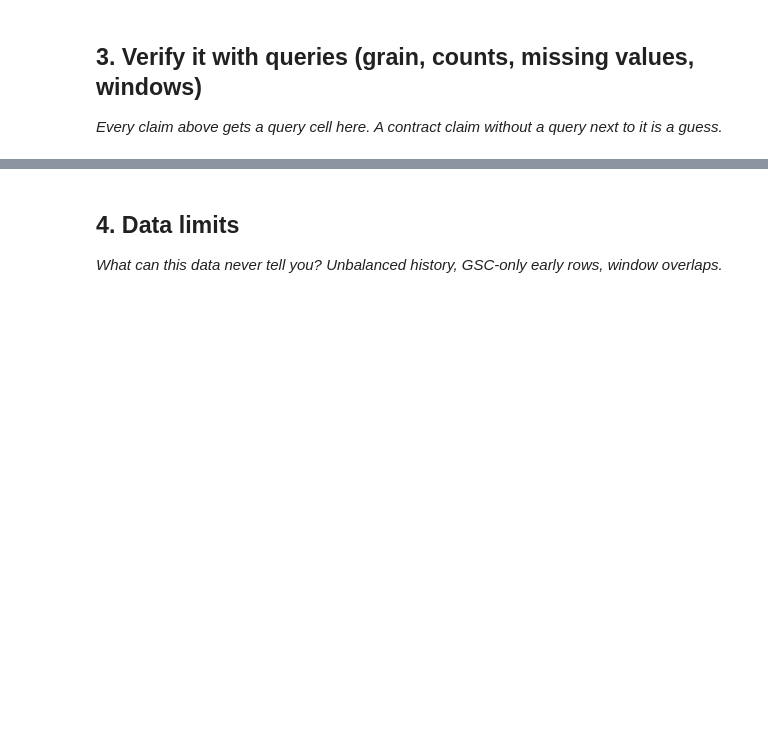
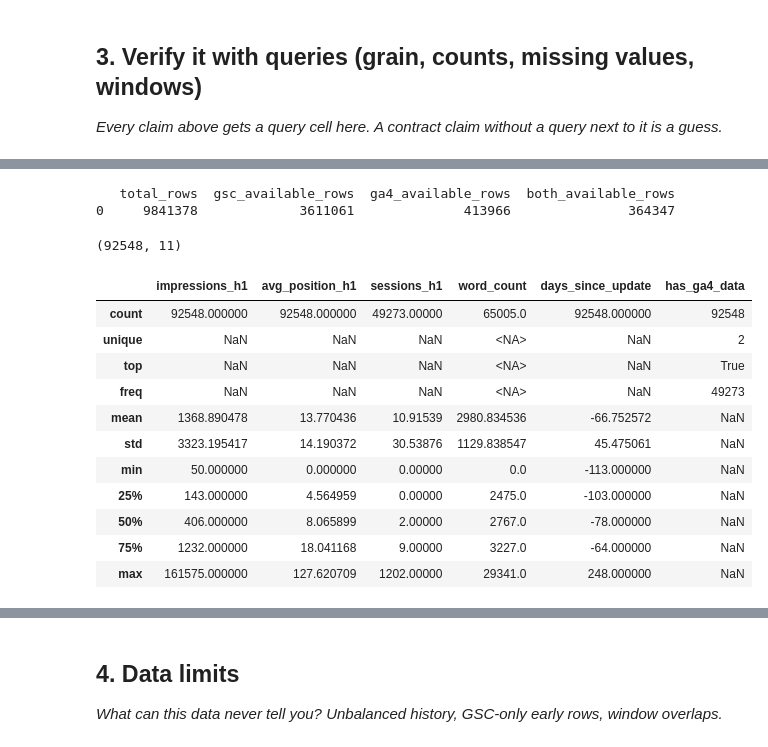
Before and after one commit to abdulhadi2005ag-cmd/flyrank-ml-internship-hadii, a Jupyter notebook: work/notebooks/w03_data_contract.ipynb, the cells around one changed output, grey strips where cells are left out. Saved outputs shown, nothing was run; the diff lists cells and outputs as text; code cells hidden in the pictures; blank space fills up the shorter version.

```diff
--- a/work/notebooks/w03_data_contract.ipynb
+++ b/work/notebooks/w03_data_contract.ipynb
@@ -13,3 +17,18 @@ This skeleton is yours to fill. Work the sections **in order** — each one has
 # %%
 # This cell is for CODE (numbers, a query, a check).
 # Write your text answer in the cell ABOVE this one — typing sentences here breaks Run All.
+%pip install -q duckdb huggingface_hub
+
+import duckdb
+from google.colab import userdata
+
+HF_TOKEN = userdata.get('HF_TOKEN')
+
+con = duckdb.connect()
+con.execute(f"CREATE OR REPLACE SECRET hf (TYPE huggingface, TOKEN '{HF_TOKEN}')")
+
+DAILY = "read_parquet('hf://datasets/FlyRank/internship-warehouse/fact_content_daily_performance/**/*.parquet')"
+CONTENT = "read_parquet('hf://datasets/FlyRank/internship-warehouse/dim_content.parquet')"
+MARCH = f"SELECT * FROM {DAILY} WHERE month = '2026-03'"
+
+print("Connected. Token loaded:", HF_TOKEN is not None)
@@ -29,0 +106,64 @@ This skeleton is yours to fill. Work the sections **in order** — each one has
+# %%
+availability_check = con.sql(f"""
+    SELECT
+        COUNT(*) AS total_rows,
+        COUNT(*) FILTER (WHERE gsc_data_available IS TRUE) AS gsc_available_rows,
+        COUNT(*) FILTER (WHERE ga4_data_available IS TRUE) AS ga4_available_rows,
+        COUNT(*) FILTER (WHERE gsc_data_available IS TRUE AND ga4_data_available IS TRUE) AS both_available_rows
+    FROM ({MARCH})
+""").df()
+print(availability_check)
+# %% [output]
+   total_rows  gsc_available_rows  ga4_available_rows  both_available_rows
+0     9841378             3611061              413966               364347
+# %%
+feature_frame = con.sql(f"""
+WITH h1 AS (
+    SELECT client_hash_id, content_hash_id,
+           SUM(gsc_impressions) AS impressions_h1,
+           AVG(gsc_avg_position) AS avg_position_h1,
+           SUM(ga4_sessions) AS sessions_h1
+    FROM ({MARCH})
+    WHERE report_date <= DATE '2026-03-15'
+    GROUP BY client_hash_id, content_hash_id
+),
+h2 AS (
+    SELECT client_hash_id, content_hash_id,
+           SUM(gsc_impressions) AS impressions_h2
+    FROM ({MARCH})
+    WHERE report_date > DATE '2026-03-15'
+    GROUP BY client_hash_id, content_hash_id
+)
+SELECT h1.*, h2.impressions_h2
+FROM h1
+JOIN h2 USING (client_hash_id, content_hash_id)
+WHERE h1.impressions_h1 >= 50
+""").df()
+
+content_attrs = con.sql(f"""
+    SELECT client_hash_id, content_hash_id, word_count, content_type, content_updated_date
+    FROM {CONTENT}
+""").df()
+
+import pandas as pd
+features = feature_frame.merge(content_attrs, on=["client_hash_id", "content_hash_id"], how="left")
+
+features["days_since_update"] = (pd.Timestamp("2026-03-15") - pd.to_datetime(features["content_updated_date"])).dt.days
+features["has_ga4_data"] = features["sessions_h1"].notna()
+
+print(features.shape)
+features[["impressions_h1", "avg_position_h1", "sessions_h1", "word_count", "days_since_update", "has_ga4_data"]].describe(include="all")
+# %% [output]
+(92548, 11)
+|  | impressions_h1 | avg_position_h1 | sessions_h1 | word_count | days_since_update | has_ga4_data |
+| count | 92548.000000 | 92548.000000 | 49273.00000 | 65005.0 | 92548.000000 | 92548 |
+| unique | NaN | NaN | NaN | <NA> | NaN | 2 |
+| top | NaN | NaN | NaN | <NA> | NaN | True |
+| freq | NaN | NaN | NaN | <NA> | NaN | 49273 |
+| mean | 1368.890478 | 13.770436 | 10.91539 | 2980.834536 | -66.752572 | NaN |
+| std | 3323.195417 | 14.190372 | 30.53876 | 1129.838547 | 45.475061 | NaN |
+| min | 50.000000 | 0.000000 | 0.00000 | 0.0 | -113.000000 | NaN |
+| 25% | 143.000000 | 4.564959 | 0.00000 | 2475.0 | -103.000000 | NaN |
+| 50% | 406.000000 | 8.065899 | 2.00000 | 2767.0 | -78.000000 | NaN |
+| 75% | 1232.000000 | 18.041168 | 9.00000 | 3227.0 | -64.000000 | NaN |
+| max | 161575.000000 | 127.620709 | 1202.00000 | 29341.0 | 248.000000 | NaN |
```
Also changed, not shown: parts of 13 cells of this notebook.
